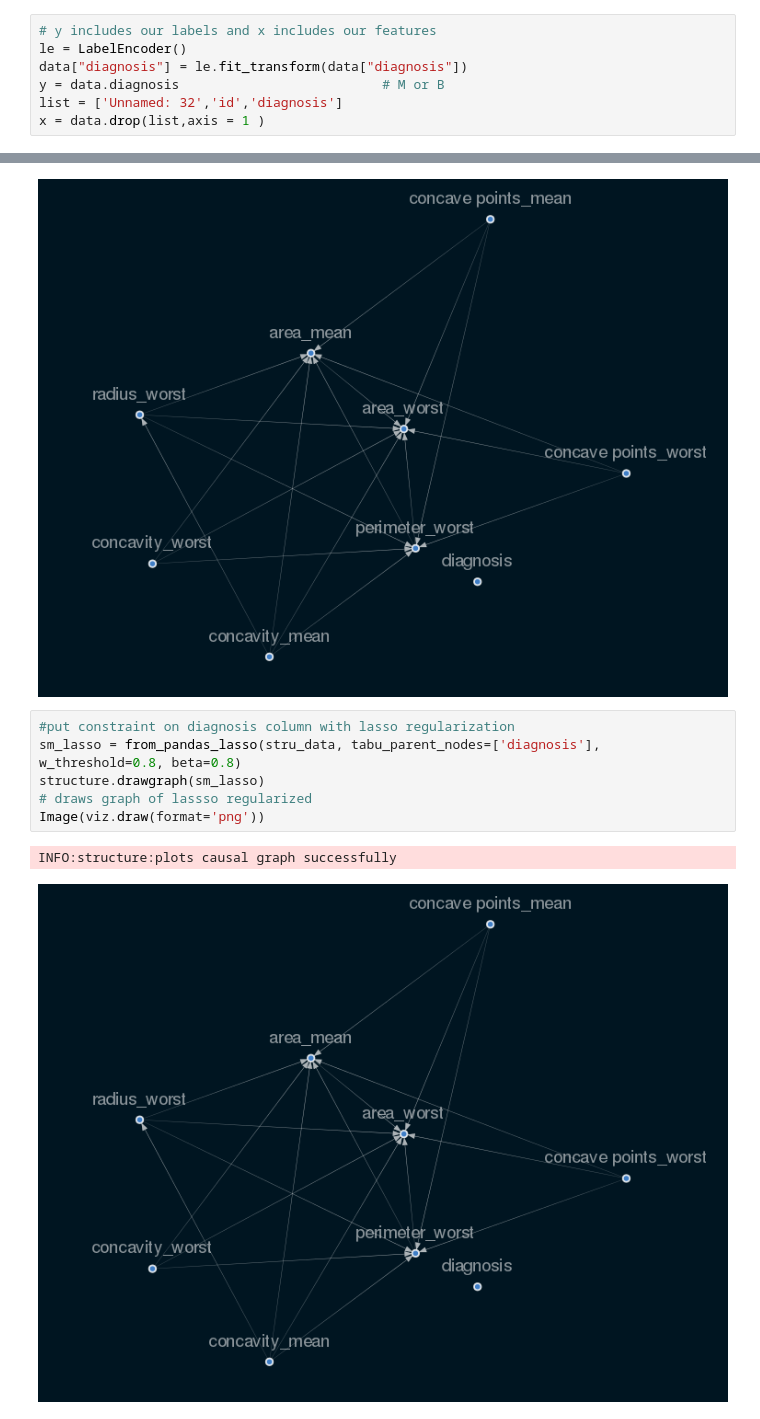
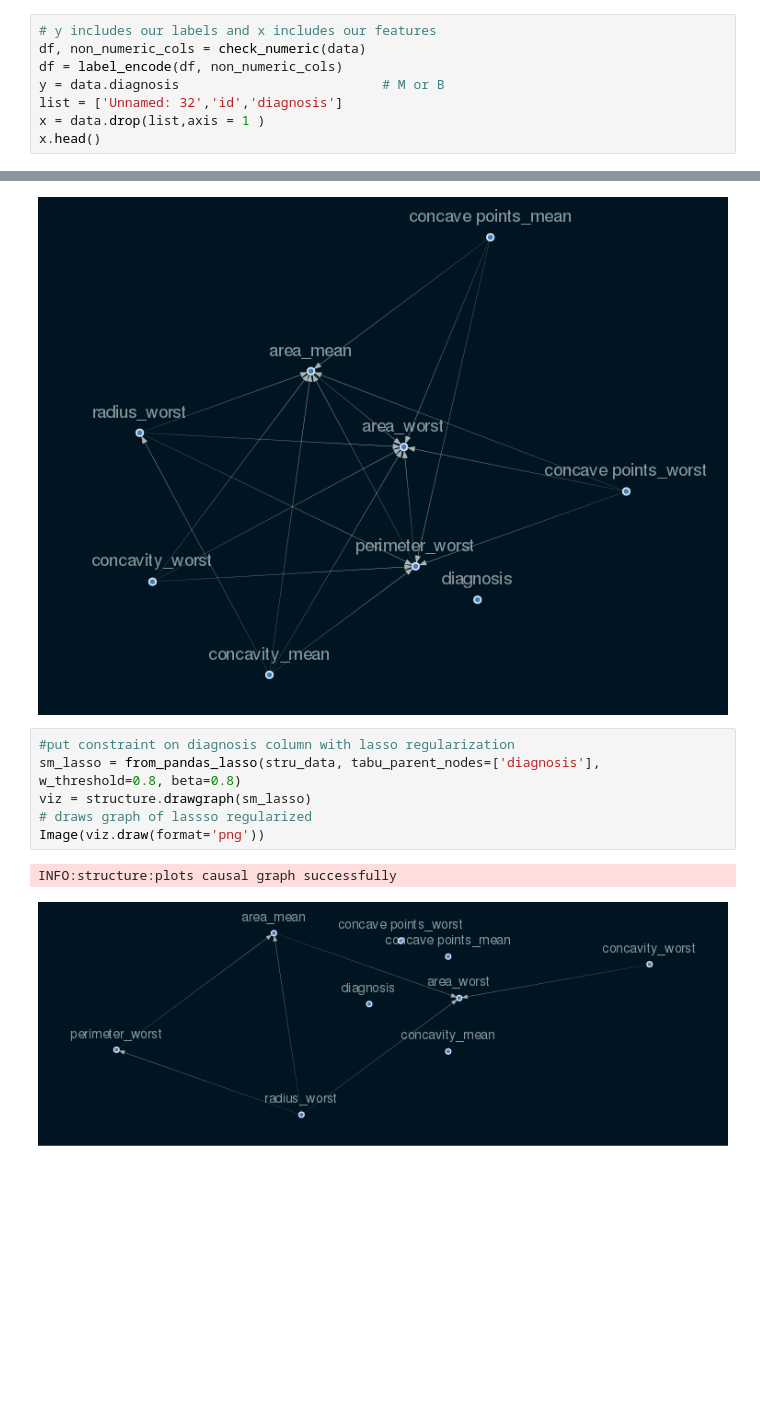
Before and after one commit to nebasam/Industry---Casualty-Challenge, a Jupyter notebook: notebook/causal_model.ipynb, the cells around one changed output, grey strips where cells are left out. Drawn from its saved outputs; the diff is of its cells as text; blank space fills up the shorter version.

Commit message:
refactors label encoding

```diff
--- a/notebook/causal_model.ipynb
+++ b/notebook/causal_model.ipynb
@@ -39,8 +42,9 @@ data = filehandler.read_csv('../input/data.csv')
 ### since id doesn't have significance for the output we will drop it out and also unnamed column is nan
 # %%
 # y includes our labels and x includes our features
-le = LabelEncoder()
-data["diagnosis"] = le.fit_transform(data["diagnosis"])
+df, non_numeric_cols = check_numeric(data)
+df = label_encode(df, non_numeric_cols)
 y = data.diagnosis                          # M or B
 list = ['Unnamed: 32','id','diagnosis']
 x = data.drop(list,axis = 1 )
+x.head()
@@ -118,9 +131,9 @@ INFO:structure:plots causal graph successfully
 # %%
 #put constraint on diagnosis column with lasso regularization
 sm_lasso = from_pandas_lasso(stru_data, tabu_parent_nodes=['diagnosis'], w_threshold=0.8, beta=0.8)
-structure.drawgraph(sm_lasso)
+viz = structure.drawgraph(sm_lasso)
 # draws graph of lassso regularized
 Image(viz.draw(format='png'))
 # %% [output]
 INFO:structure:plots causal graph successfully
-[figure, old version]
+[figure, new version]
```
Also changed, not shown: parts of 2 cells of this notebook, 1 other file.
